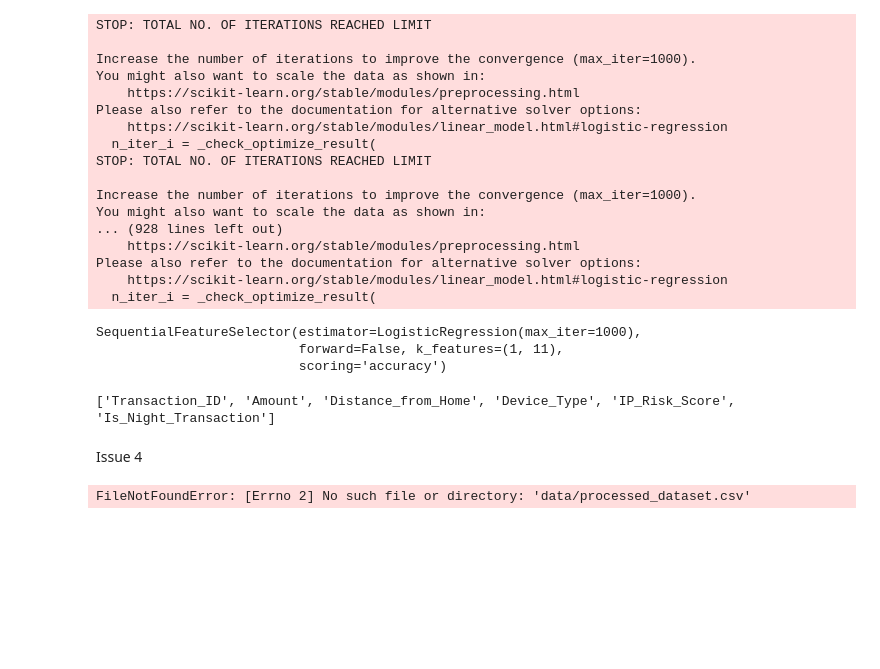
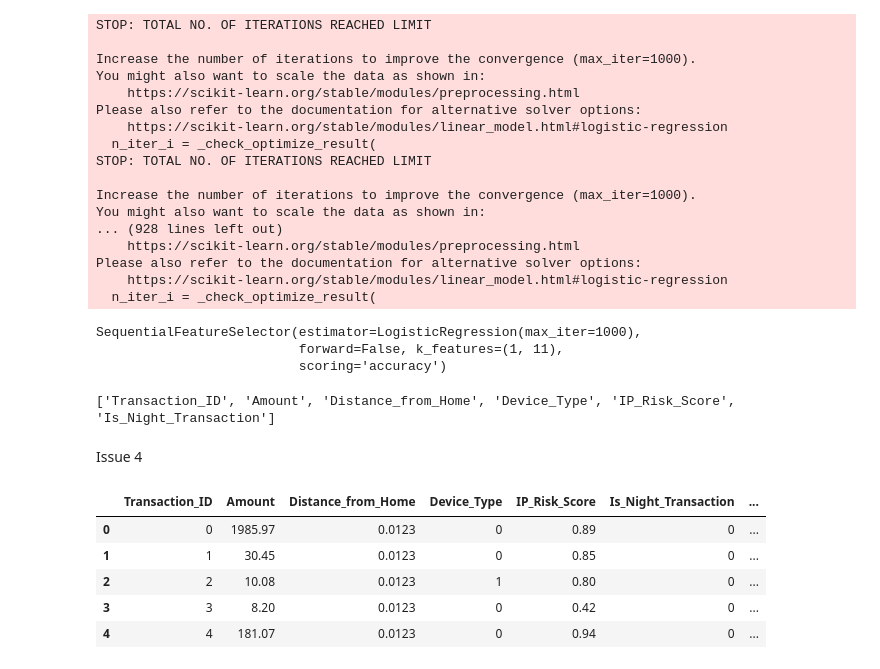
Before and after one commit to afllaabdi/finance-fraud-detection-analysis, a Jupyter notebook: notebook/finance_fraud_analysis.ipynb, the cells around one changed output. Drawn from its saved outputs; the diff is of its cells as text; code cells hidden in the pictures; blank space fills up the shorter version.

```diff
--- a/notebook/finance_fraud_analysis.ipynb
+++ b/notebook/finance_fraud_analysis.ipynb
@@ -322,10 +322,15 @@ processed_df.to_csv(
 Issue 4
 # %%
 df_selected = pd.read_csv(
-    'data/processed_dataset.csv'
+    'processed_dataset.csv'
 )
 
 df_selected.head()
 # %% [output]
-FileNotFoundError: [Errno 2] No such file or directory: 'data/processed_dataset.csv'
+|  | Transaction_ID | Amount | Distance_from_Home | Device_Type | IP_Risk_Score | Is_Night_Transaction | ... |
+| 0 | 0 | 1985.97 | 0.0123 | 0 | 0.89 | 0 | ... |
+| 1 | 1 | 30.45 | 0.0123 | 0 | 0.85 | 0 | ... |
+| 2 | 2 | 10.08 | 0.0123 | 1 | 0.80 | 0 | ... |
+| 3 | 3 | 8.20 | 0.0123 | 0 | 0.42 | 0 | ... |
+| 4 | 4 | 181.07 | 0.0123 | 0 | 0.94 | 0 | ... |
 # %%
```
Also changed, not shown: parts of 7 cells of this notebook, 3 other files.
